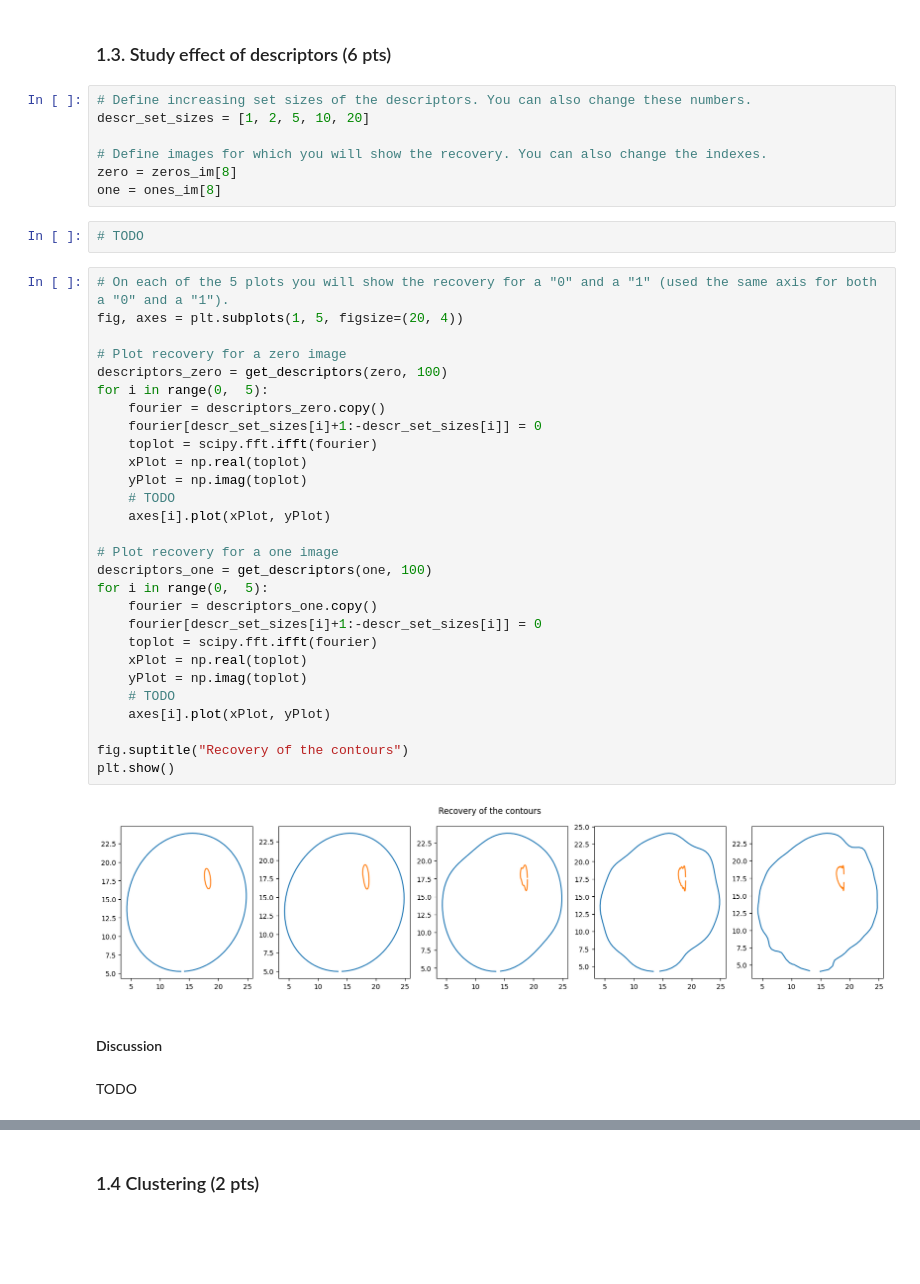
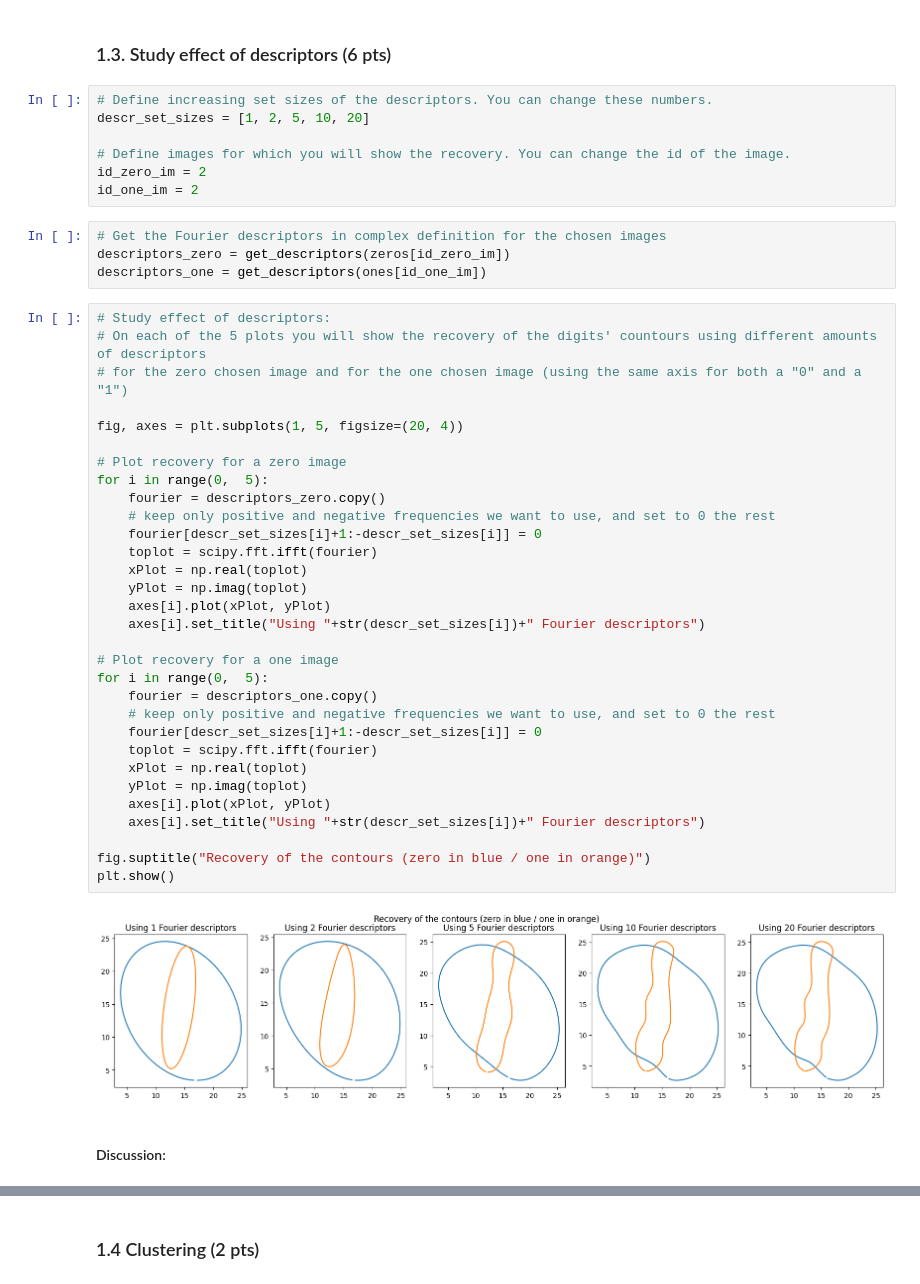
Before and after one commit to sirogosig/EE-451_code, a Jupyter notebook: labs/lab_02_object_description.ipynb, the cells around one changed output, grey strips where cells are left out. Drawn from its saved outputs; the diff is of its cells as text; blank space fills up the shorter version.

```diff
--- a/labs/lab_02_object_description.ipynb
+++ b/labs/lab_02_object_description.ipynb
@@ -281,45 +290,48 @@ print(get_descriptors(ones_im[8], 100)[:10])
 # %% [markdown]
 ### 1.3. Study effect of descriptors (6 pts)
 # %%
-# Define increasing set sizes of the descriptors. You can also change these numbers.
+# Define increasing set sizes of the descriptors. You can change these numbers.
 descr_set_sizes = [1, 2, 5, 10, 20]
 
-# Define images for which you will show the recovery. You can also change the indexes.
-zero = zeros_im[8]
-one = ones_im[8]
+# Define images for which you will show the recovery. You can change the id of the image.
+id_zero_im = 2
+id_one_im = 2
-# %%
-# TODO
+# %%
+# Get the Fourier descriptors in complex definition for the chosen images
+descriptors_zero = get_descriptors(zeros[id_zero_im])
+descriptors_one = get_descriptors(ones[id_one_im])
 # %%
-# On each of the 5 plots you will show the recovery for a "0" and a "1" (used the same axis for both a "0" and a "1").
+# Study effect of descriptors:
+# On each of the 5 plots you will show the recovery of the digits' countours using different amounts of descriptors
+# for the zero chosen image and for the one chosen image (using the same axis for both a "0" and a "1")
+
 fig, axes = plt.subplots(1, 5, figsize=(20, 4))
 
 # Plot recovery for a zero image
-descriptors_zero = get_descriptors(zero, 100)
 for i in range(0,  5):
     fourier = descriptors_zero.copy()
+    # keep only positive and negative frequencies we want to use, and set to 0 the rest
     fourier[descr_set_sizes[i]+1:-descr_set_sizes[i]] = 0
     toplot = scipy.fft.ifft(fourier)
     xPlot = np.real(toplot)
     yPlot = np.imag(toplot)
-    # TODO
     axes[i].plot(xPlot, yPlot)
+    axes[i].set_title("Using "+str(descr_set_sizes[i])+" Fourier descriptors")
 
 # Plot recovery for a one image
-descriptors_one = get_descriptors(one, 100)
 for i in range(0,  5):
     fourier = descriptors_one.copy()
+    # keep only positive and negative frequencies we want to use, and set to 0 the rest
     fourier[descr_set_sizes[i]+1:-descr_set_sizes[i]] = 0
     toplot = scipy.fft.ifft(fourier)
     xPlot = np.real(toplot)
     yPlot = np.imag(toplot)
-    # TODO
     axes[i].plot(xPlot, yPlot)
+    axes[i].set_title("Using "+str(descr_set_sizes[i])+" Fourier descriptors")
 
-fig.suptitle("Recovery of the contours")
+fig.suptitle("Recovery of the contours (zero in blue / one in orange)")
 plt.show()
 # %% [output]
-[figure, old version]
+[figure, new version]
 # %% [markdown]
-#### Discussion
+#### Discussion:
-# %% [markdown]
-TODO
```
Also changed, not shown: parts of 37 cells of this notebook.
